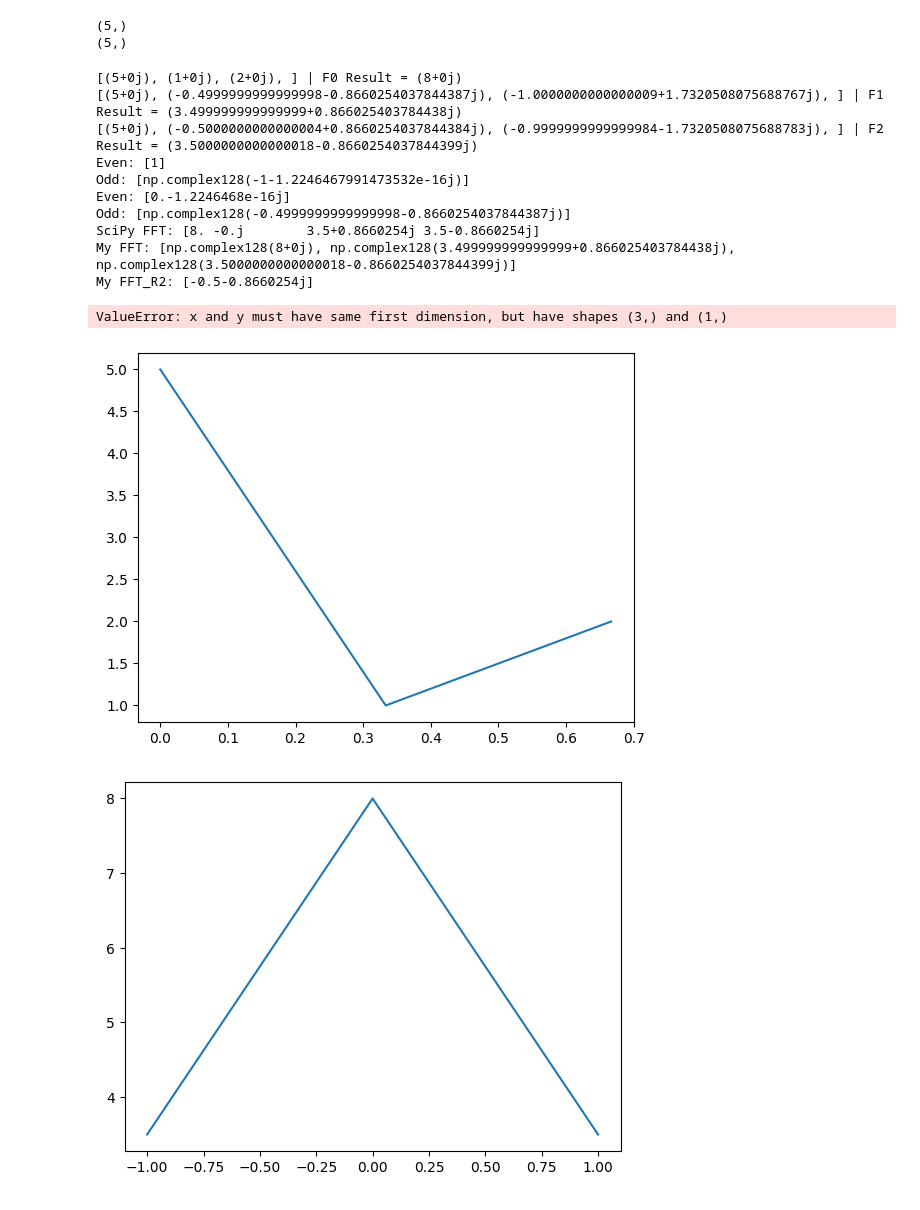
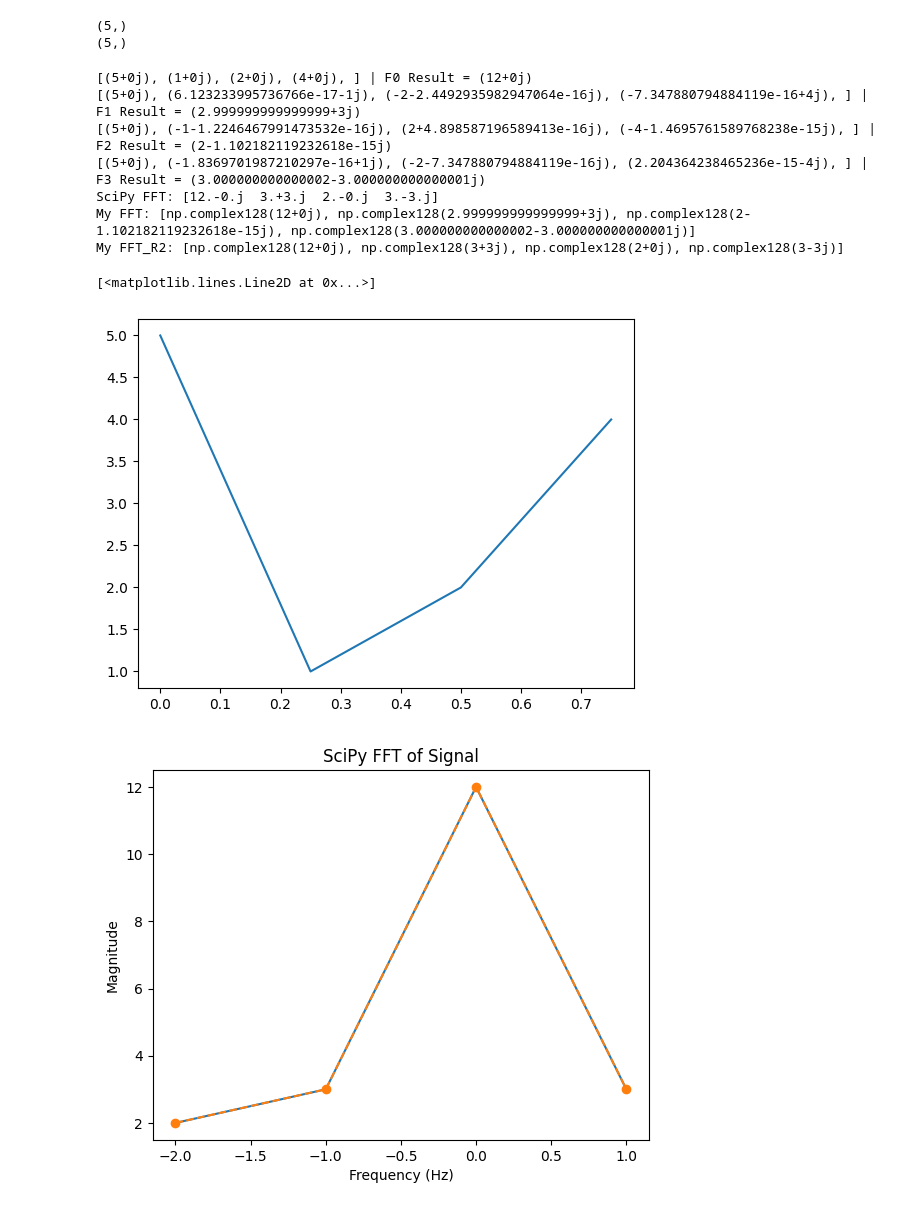
Before and after one commit to Elijawhan/ConvExa, a Jupyter notebook: ref/examples.ipynb, the cells around one changed output. Cells and saved outputs as stored; diff of their text form; code cells hidden in the pictures.

Commit message:
Added implementation of Radix-2 fft

```diff
--- a/ref/examples.ipynb
+++ b/ref/examples.ipynb
@@ -75,54 +57,102 @@ def myFFT_Radix2(signal):
     print(f"Even: {fftE}")
     print(f"Odd: {fftO}")
     return fftE + fftO
+def radix2_fft(signal):
+    # Elijah's implementation
+    N = len(signal)
 
-samplingFreq = 3
+    # Check if N is a power of 2
+    if N <= 0 or (N & (N - 1)) != 0:
+        raise ValueError("Signal length must be a power of 2")
+
+    # Base case: 1-point FFT is just the signal itself
+    if N == 1:
+        return signal
+
+    # Bit-reversal permutation (reorder input for in-place splitting)
+    # NOTE: This step can increase optimization by improving locality of
+    # FFT chunks, though it is a bit unnecessary for the example implementation
+    # Confusing as hell...
+    def bit_reverse(n, bits):
+        # local function to radix-2
+        reversed = 0
+        for i in range(bits):
+            if (n >> i) & 1:
+                reversed |= 1 << (bits - 1 - i)
+        return reversed
+
+    # Reorder signal
+    stages = int(np.log2(N))
+    output = [0] * N
+    for i in range(N):
+        output[bit_reverse(i, stages)] = signal[i]
+
+    # Iterative FFT: Build from 2-point DFTs up to N-point
+    for size in range(1, stages + 1):
+        block_size = 1 << size  # 2, 4, 8, ...
+        half_size = block_size // 2
+
+        # Process each block
+        for start in range(0, N, block_size):
+            # Butterfly operations within block
+            for k in range(half_size):
+                even_idx = start + k
+                odd_idx = start + k + half_size
+                even_val = output[even_idx]
+                # Twiddle factor: W_N^k = e^(-2πi k / block_size)
+                twiddle = np.exp(-2j * np.pi * k / block_size)
+                odd_val = twiddle * output[odd_idx]
+
+                # Combine: X[k] = even + W * odd, X[k + N/2] = even - W * odd
+                output[even_idx] = even_val + odd_val
+                output[odd_idx] = even_val - odd_val
+
+    return output
+
+samplingFreq = 4
 duration = 1
 N = int(samplingFreq * duration)
 
 time = np.linspace(0, duration, N, endpoint=False)
 #signal = np.sin(10.0 * 2.0*np.pi*time) + 0.5*np.sin(25.0 * 2.0*np.pi*time)
-signal = [5, 1, 2]
+signal = [5, 1, 2, 4]
 
 signalFFT = scipyFFT.fft(signal)
 mySignalFFT = myDFT(signal)
-mySignalFFT_R2 = myFFT_Radix2(signal)
+mySignalFFT_R2 = radix2_fft(signal)#myFFT_Radix2(signal)
 print(f"SciPy FFT: {signalFFT}")
 print(f"My FFT: {mySignalFFT}")
 print(f"My FFT_R2: {mySignalFFT_R2}")
 
 fft_freq = scipyFFT.fftfreq(N, 1/samplingFreq)
 fft_freq_shift = scipyFFT.fftshift(fft_freq)
 
 signalFFT_shift = scipyFFT.fftshift(signalFFT)
 mySignalFFT_shift = scipyFFT.fftshift(mySignalFFT)
 mySignalFFT_R2_shift = scipyFFT.fftshift(mySignalFFT_R2)
 
 plt.figure(1)
 plt.plot(time, signal)
 plt.figure(2)
 plt.plot(fft_freq_shift, signalFFT_shift)
 #plt.plot(fft_freq_shift, mySignalFFT_shift, "--o")
 plt.plot(fft_freq_shift, mySignalFFT_R2_shift, "--o")
 # Display only positive frequencies (MUST MULTIPLY MAGNITUDE BY 2)
 # plt.xlim(0, samplingFreq/2)
 plt.xlabel("Frequency (Hz)")
 plt.ylabel("Magnitude")
 plt.title("SciPy FFT of Signal")
 
 plt.figure(3)
 plt.plot(time, scipyFFT.ifft(signalFFT))
 # %% [output]
-[(5+0j), (1+0j), (2+0j), ] | F0 Result = (8+0j)
-[(5+0j), (-0.4999999999999998-0.8660254037844387j), (-1.0000000000000009+1.7320508075688767j), ] | F1 Result = (3.499999999999999+0.866025403784438j)
-[(5+0j), (-0.5000000000000004+0.8660254037844384j), (-0.9999999999999984-1.7320508075688783j), ] | F2 Result = (3.5000000000000018-0.8660254037844399j)
-Even: [1]
-Odd: [np.complex128(-1-1.2246467991473532e-16j)]
-Even: [0.-1.2246468e-16j]
-Odd: [np.complex128(-0.4999999999999998-0.8660254037844387j)]
-SciPy FFT: [8. -0.j        3.5+0.8660254j 3.5-0.8660254j]
-My FFT: [np.complex128(8+0j), np.complex128(3.499999999999999+0.866025403784438j), np.complex128(3.5000000000000018-0.8660254037844399j)]
-My FFT_R2: [-0.5-0.8660254j]
+[(5+0j), (1+0j), (2+0j), (4+0j), ] | F0 Result = (12+0j)
+[(5+0j), (6.123233995736766e-17-1j), (-2-2.4492935982947064e-16j), (-7.347880794884119e-16+4j), ] | F1 Result = (2.999999999999999+3j)
+[(5+0j), (-1-1.2246467991473532e-16j), (2+4.898587196589413e-16j), (-4-1.4695761589768238e-15j), ] | F2 Result = (2-1.102182119232618e-15j)
+[(5+0j), (-1.8369701987210297e-16+1j), (-2-7.347880794884119e-16j), (2.204364238465236e-15-4j), ] | F3 Result = (3.000000000000002-3.000000000000001j)
+SciPy FFT: [12.-0.j  3.+3.j  2.-0.j  3.-3.j]
+My FFT: [np.complex128(12+0j), np.complex128(2.999999999999999+3j), np.complex128(2-1.102182119232618e-15j), np.complex128(3.000000000000002-3.000000000000001j)]
+My FFT_R2: [np.complex128(12+0j), np.complex128(3+3j), np.complex128(2+0j), np.complex128(3-3j)]
-ValueError: x and y must have same first dimension, but have shapes (3,) and (1,)
+[<matplotlib.lines.Line2D at 0x...>]
-[figure, old version]
+[figure, new version]
-[figure, old version]
+[figure, new version]
```
Also changed, not shown: parts of 4 cells of this notebook.
